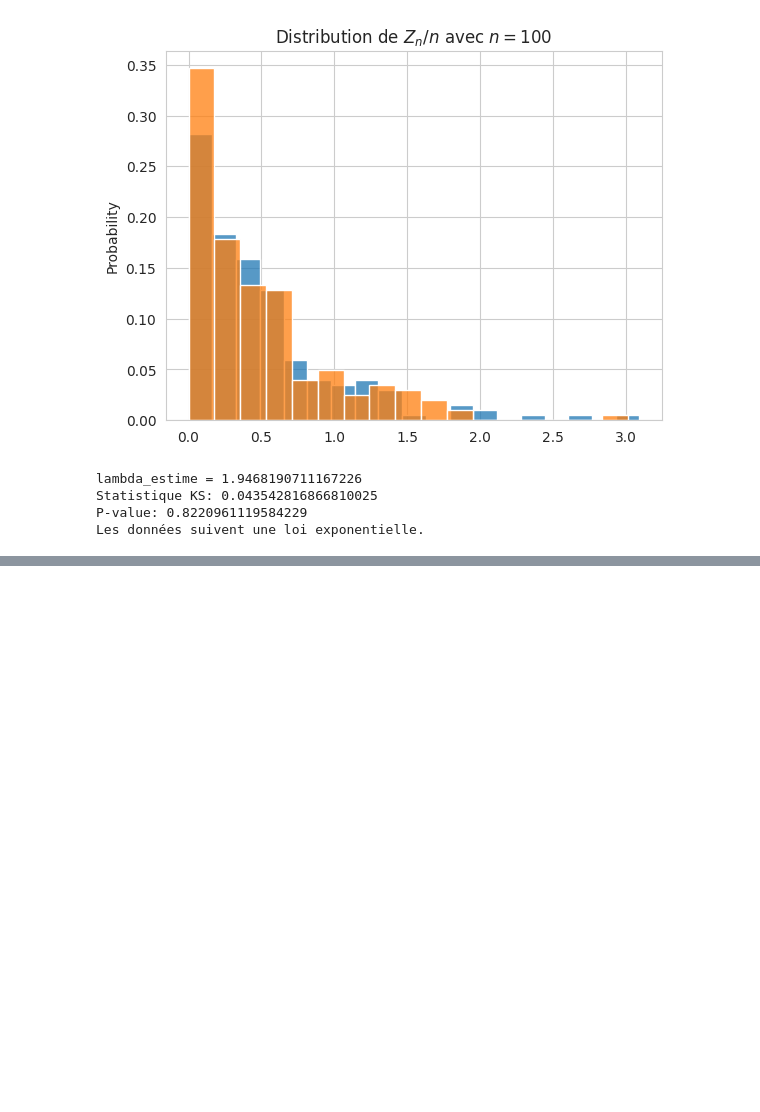
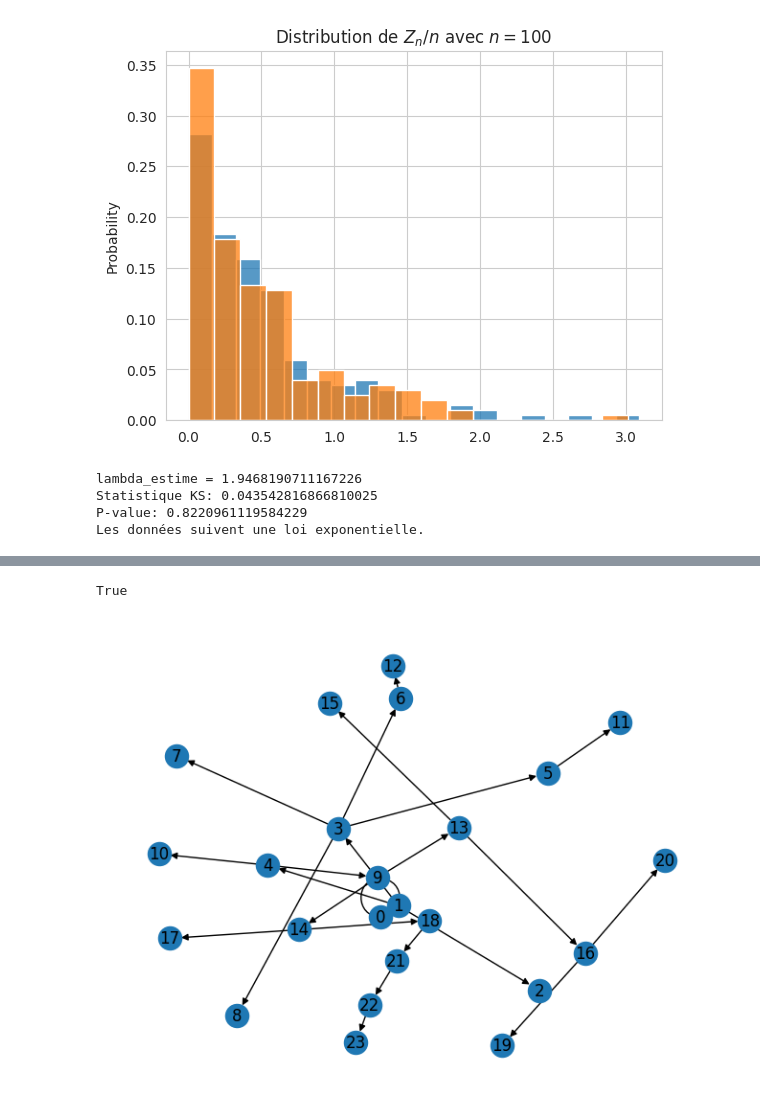
Before and after one commit to Ab2nour/epidemic-simulation, a Jupyter notebook: src/notebooks/galton-watson.ipynb, the cells around one changed output, grey strips where cells are left out. Saved outputs shown, nothing was run; the diff lists cells and outputs as text; code cells hidden in the pictures; blank space fills up the shorter version.

Commit message:
feat(plot, wip): Galton Watson tree!

```diff
--- a/src/notebooks/galton-watson.ipynb
+++ b/src/notebooks/galton-watson.ipynb
@@ -179,0 +206,13 @@ Les données suivent une loi exponentielle.
+# %%
+ar = []
+# %%
+numero = 0
+for generation in gp1.liste_descendants:
+
+    for nb_descendants in generation:
+        print(f"{nb_descendants = }")
+        for _ in range(nb_descendants):
+            ar.append([numero])
+
+        numero += 1
+    print("---------------------")
@@ -179,0 +286,15 @@ Les données suivent une loi exponentielle.
+# %%
+nx.is_tree(e)
+# %% [output]
+True
+# %%
+G = nx.DiGraph()
+for enfant, parent in enumerate(ar):
+    G.add_edge(parent[0], enfant)
+
+# Dessin du graphe
+pos = nx.spring_layout(G)  # Vous pouvez utiliser d'autres méthodes de placement si nécessaire
+nx.draw(G, pos, with_labels=True, arrows=True)
+plt.show()
+# %% [output]
+[figure, added]
```
Also changed, not shown: parts of 17 cells of this notebook.
